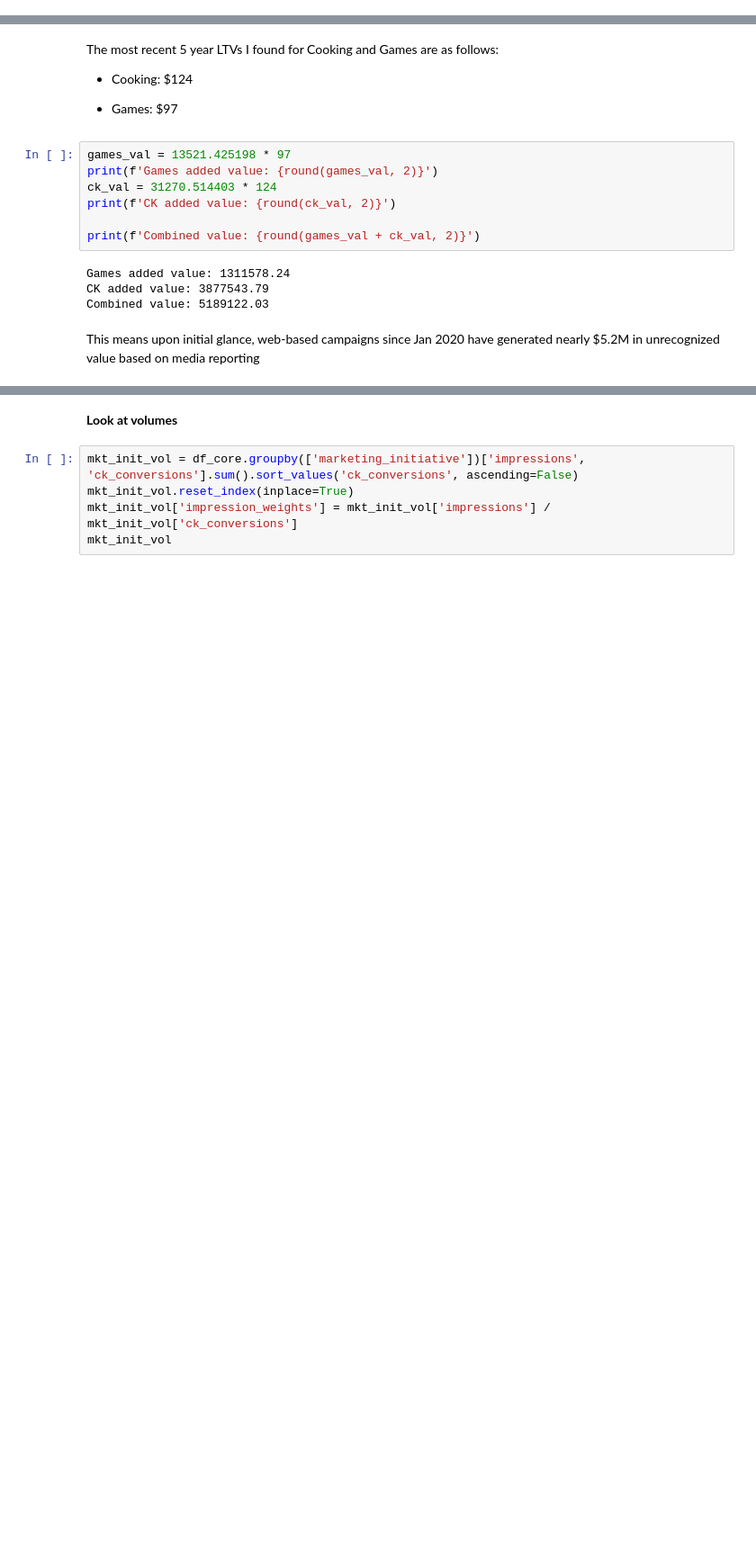
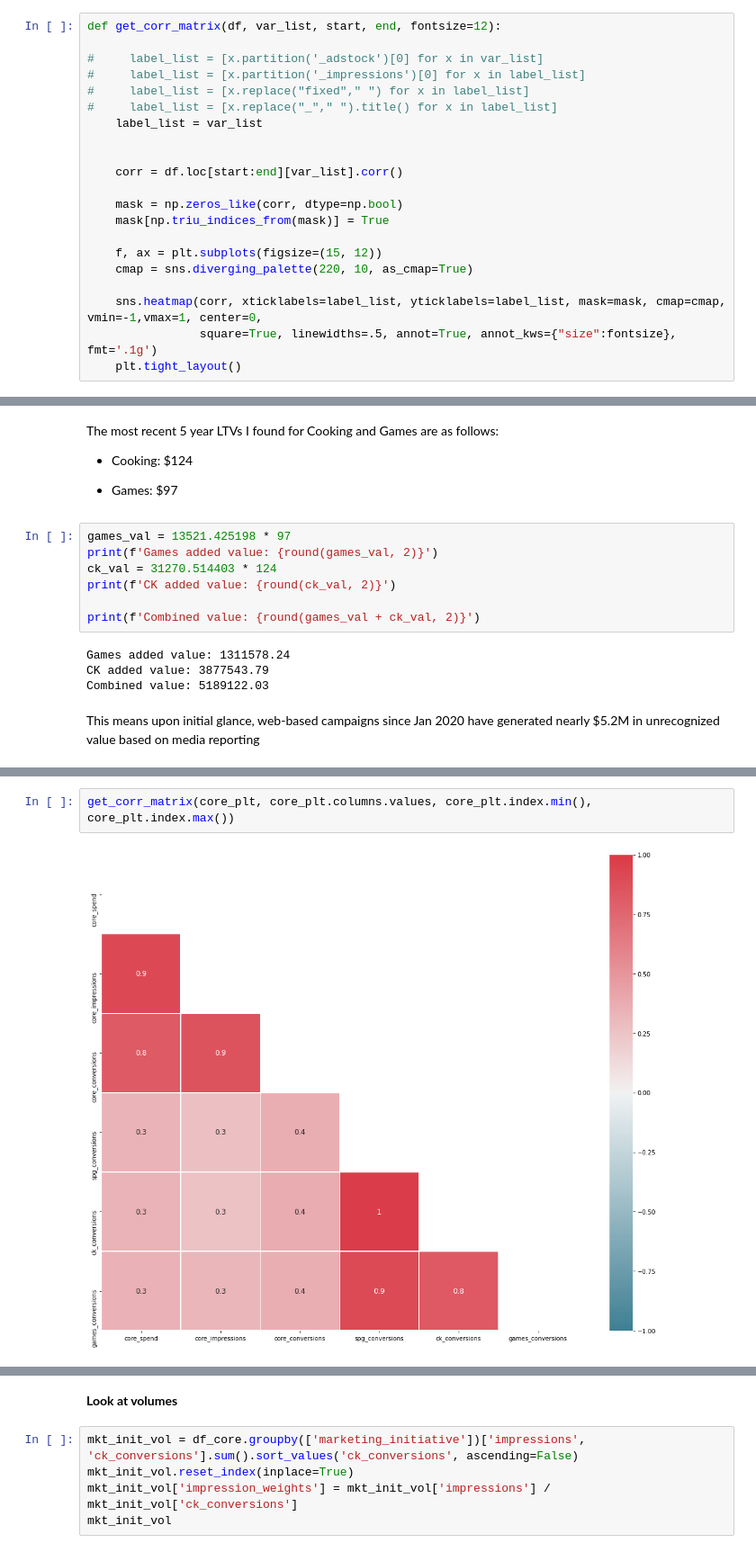
Before and after one commit to LucasCMazzotti/NYT, a Jupyter notebook: cross-sell-exploration.ipynb, the cells around one changed output, grey strips where cells are left out. Shown at 90% size. Saved outputs shown, nothing was run; the diff lists cells and outputs as text; blank space fills up the shorter version.

```diff
--- a/cross-sell-exploration.ipynb
+++ b/cross-sell-exploration.ipynb
@@ -24 +131,22 @@ pd.set_option('display.max_columns', 500)
+# %%
+def get_corr_matrix(df, var_list, start, end, fontsize=12):
+
+#     label_list = [x.partition('_adstock')[0] for x in var_list]
+#     label_list = [x.partition('_impressions')[0] for x in label_list]
+#     label_list = [x.replace("fixed"," ") for x in label_list]
+#     label_list = [x.replace("_"," ").title() for x in label_list]
+    label_list = var_list
+
+
+    corr = df.loc[start:end][var_list].corr()
+
+    mask = np.zeros_like(corr, dtype=np.bool)
+    mask[np.triu_indices_from(mask)] = True
+
+    f, ax = plt.subplots(figsize=(15, 12))
+    cmap = sns.diverging_palette(220, 10, as_cmap=True)
+
+    sns.heatmap(corr, xticklabels=label_list, yticklabels=label_list, mask=mask, cmap=cmap, vmin=-1,vmax=1, center=0,
+                square=True, linewidths=.5, annot=True, annot_kws={"size":fontsize}, fmt='.1g')
+    plt.tight_layout()
 # %% [markdown]
@@ -195,0 +376,4 @@ This means upon initial glance, web-based campaigns since Jan 2020 have generate
+# %%
+get_corr_matrix(core_plt, core_plt.columns.values, core_plt.index.min(), core_plt.index.max())
+# %% [output]
+[figure, added]
```
Also changed, not shown: parts of 28 cells of this notebook.
